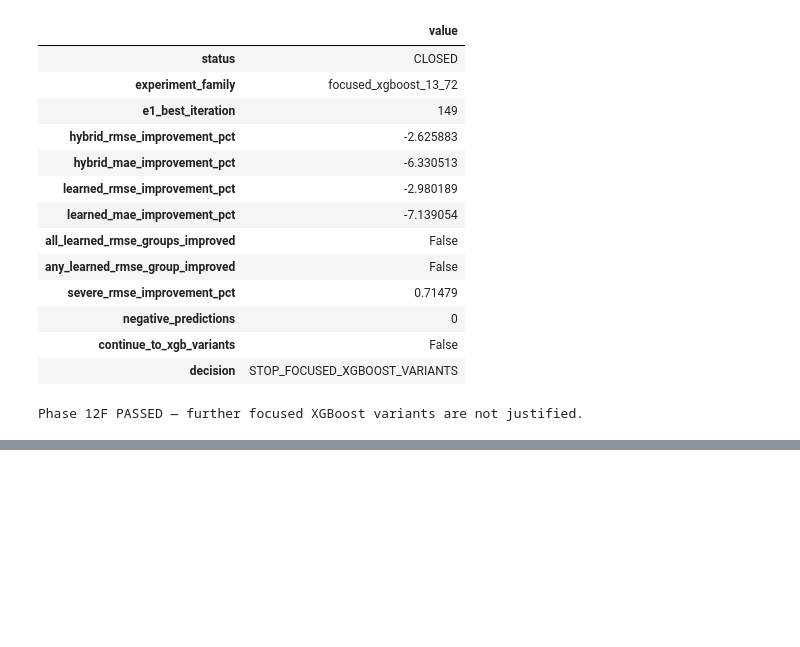
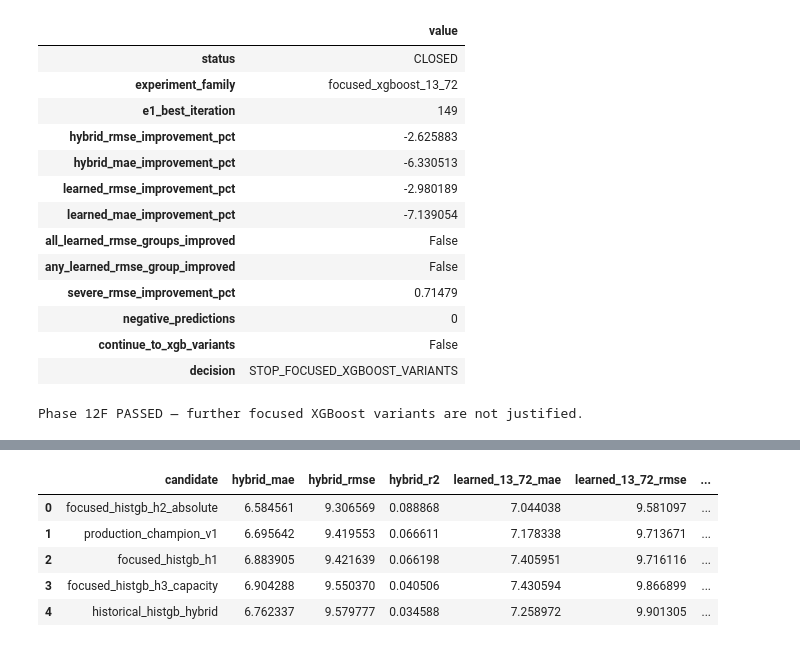
Before and after one commit to riyanj220/pearls-aqi-predictor, a Jupyter notebook: notebooks/12_model_challenger_benchmark.ipynb, the cells around one changed output, grey strips where cells are left out. Cells and saved outputs as stored; diff of their text form; code cells hidden in the pictures; blank space fills up the shorter version.

```diff
--- a/notebooks/12_model_challenger_benchmark.ipynb
+++ b/notebooks/12_model_challenger_benchmark.ipynb
@@ -5414,0 +7159,20 @@ Phase 12F PASSED — further focused XGBoost variants are not justified.
+# %%
+HISTGB_RESULT_KEYS = [
+    "production_champion_v1",
+    "historical_histgb_hybrid",
+    "focused_histgb_h1",
+    "focused_histgb_h2_absolute",
+    "focused_histgb_h3_capacity",
+]
+
+
+histgb_family_leaderboard_df = (
+    pd.DataFrame(
+        [
+            build_leaderboard_row(
+                benchmark_results[key]
+            )
+            for key in HISTGB_RESULT_KEYS
+        ]
+    )
+)
@@ -5414,0 +7225,26 @@ Phase 12F PASSED — further focused XGBoost variants are not justified.
+# %%
+display(
+    histgb_family_leaderboard_df[
+        [
+            "candidate",
+            "hybrid_mae",
+            "hybrid_rmse",
+            "hybrid_r2",
+            "learned_13_72_mae",
+            "learned_13_72_rmse",
+            "rmse_improvement_vs_champion_pct",
+            "mae_improvement_vs_champion_pct",
+            "negative_raw_predictions",
+            "training_seconds",
+            "prediction_seconds",
+            "model_size_mib",
+        ]
+    ]
+)
+# %% [output]
+|  | candidate | hybrid_mae | hybrid_rmse | hybrid_r2 | learned_13_72_mae | learned_13_72_rmse | ... |
+| 0 | focused_histgb_h2_absolute | 6.584561 | 9.306569 | 0.088868 | 7.044038 | 9.581097 | ... |
+| 1 | production_champion_v1 | 6.695642 | 9.419553 | 0.066611 | 7.178338 | 9.713671 | ... |
+| 2 | focused_histgb_h1 | 6.883905 | 9.421639 | 0.066198 | 7.405951 | 9.716116 | ... |
+| 3 | focused_histgb_h3_capacity | 6.904288 | 9.550370 | 0.040506 | 7.430594 | 9.866899 | ... |
+| 4 | historical_histgb_hybrid | 6.762337 | 9.579777 | 0.034588 | 7.258972 | 9.901305 | ... |
```
Also changed, not shown: parts of 64 cells of this notebook.
